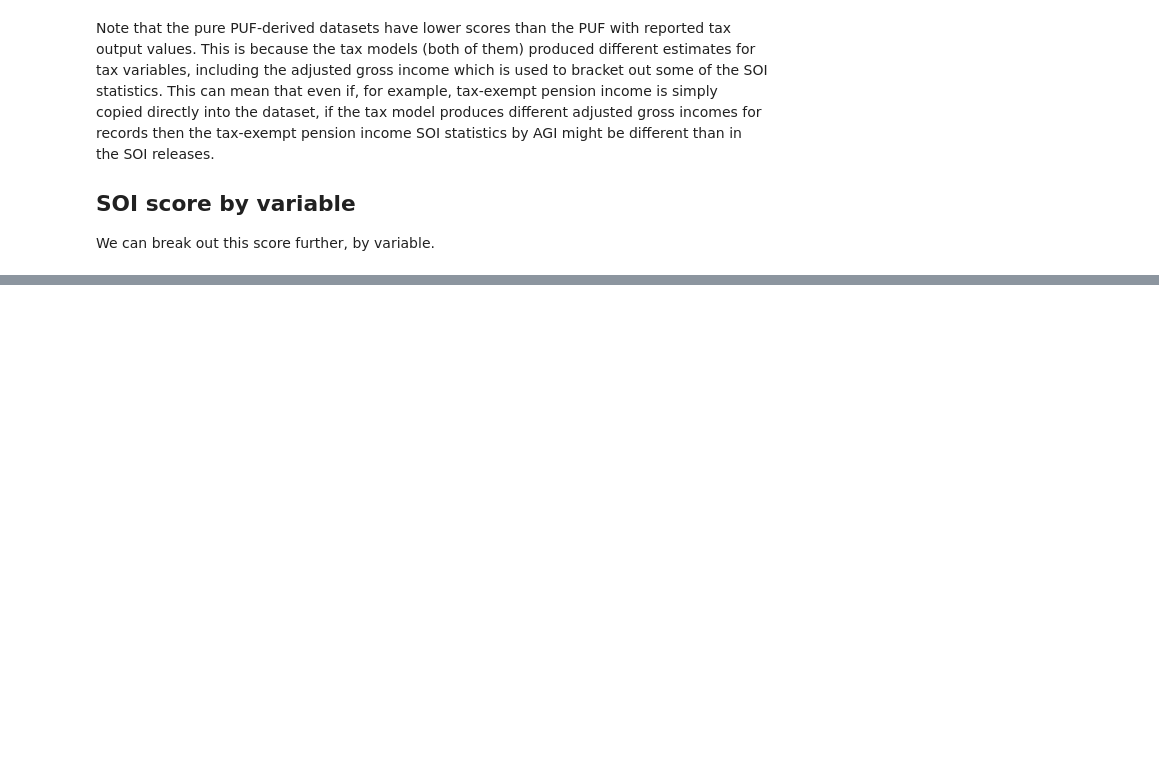
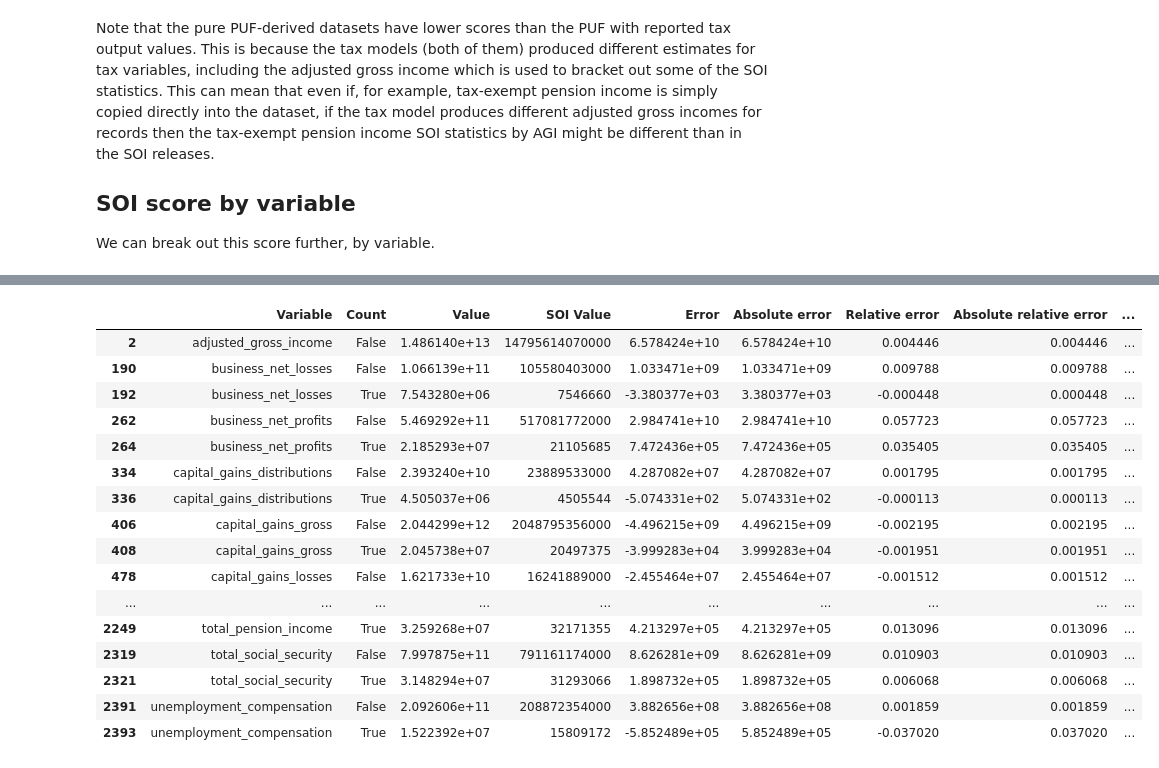
Before and after one commit to PSLmodels/tax-microdata-benchmarking, a Jupyter notebook: docs/book/validation.ipynb, the cells around one changed output, grey strips where cells are left out. Drawn from its saved outputs; the diff is of its cells as text; code cells hidden in the pictures; blank space fills up the shorter version.

Commit message:
Update validation docs page with full table

```diff
--- a/docs/book/validation.ipynb
+++ b/docs/book/validation.ipynb
@@ -166 +166,14 @@ score_by_dataset.sort_values("TMD (2021)")
 | count_of_exemptions | 100.0 | 100.0 | 100.0 | 100.0 | 100.0 | 100.0 | 100.0 |
+# %%
+# What happened over reweighting?
+
+from IPython.display import Markdown
+
+soi_from_tmd_2021["Improved"] = (
+    soi_from_tmd_2021["Absolute error"].values
+    < soi_from_tc_puf_2021["Absolute error"].values
+)
+
+pct_improved = soi_from_tmd_2021["Improved"].mean()
+
+Markdown(f"**{pct_improved:.1%}** of SOI statistics improved over reweighting.")
@@ -166,0 +186,26 @@ score_by_dataset.sort_values("TMD (2021)")
+# %%
+# Show all rows
+
+pd.set_option("display.max_rows", None)
+
+soi_from_tmd_2021[soi_from_tmd_2021["Full population"]].sort_values(["Variable"]).drop(
+    columns=["Full population", "Filing status", "AGI lower bound", "AGI upper bound", "Taxable only", ]
+)
+# %% [output]
+|  | Variable | Count | Value | SOI Value | Error | Absolute error | Relative error | Absolute relative error | ... |
+| 2 | adjusted_gross_income | False | 1.486140e+13 | 14795614070000 | 6.578424e+10 | 6.578424e+10 | 0.004446 | 0.004446 | ... |
+| 190 | business_net_losses | False | 1.066139e+11 | 105580403000 | 1.033471e+09 | 1.033471e+09 | 0.009788 | 0.009788 | ... |
+| 192 | business_net_losses | True | 7.543280e+06 | 7546660 | -3.380377e+03 | 3.380377e+03 | -0.000448 | 0.000448 | ... |
+| 262 | business_net_profits | False | 5.469292e+11 | 517081772000 | 2.984741e+10 | 2.984741e+10 | 0.057723 | 0.057723 | ... |
+| 264 | business_net_profits | True | 2.185293e+07 | 21105685 | 7.472436e+05 | 7.472436e+05 | 0.035405 | 0.035405 | ... |
+| 334 | capital_gains_distributions | False | 2.393240e+10 | 23889533000 | 4.287082e+07 | 4.287082e+07 | 0.001795 | 0.001795 | ... |
+| 336 | capital_gains_distributions | True | 4.505037e+06 | 4505544 | -5.074331e+02 | 5.074331e+02 | -0.000113 | 0.000113 | ... |
+| 406 | capital_gains_gross | False | 2.044299e+12 | 2048795356000 | -4.496215e+09 | 4.496215e+09 | -0.002195 | 0.002195 | ... |
+| 408 | capital_gains_gross | True | 2.045738e+07 | 20497375 | -3.999283e+04 | 3.999283e+04 | -0.001951 | 0.001951 | ... |
+| 478 | capital_gains_losses | False | 1.621733e+10 | 16241889000 | -2.455464e+07 | 2.455464e+07 | -0.001512 | 0.001512 | ... |
+| ... | ... | ... | ... | ... | ... | ... | ... | ... | ... |
+| 2249 | total_pension_income | True | 3.259268e+07 | 32171355 | 4.213297e+05 | 4.213297e+05 | 0.013096 | 0.013096 | ... |
+| 2319 | total_social_security | False | 7.997875e+11 | 791161174000 | 8.626281e+09 | 8.626281e+09 | 0.010903 | 0.010903 | ... |
+| 2321 | total_social_security | True | 3.148294e+07 | 31293066 | 1.898732e+05 | 1.898732e+05 | 0.006068 | 0.006068 | ... |
+| 2391 | unemployment_compensation | False | 2.092606e+11 | 208872354000 | 3.882656e+08 | 3.882656e+08 | 0.001859 | 0.001859 | ... |
+| 2393 | unemployment_compensation | True | 1.522392e+07 | 15809172 | -5.852489e+05 | 5.852489e+05 | -0.037020 | 0.037020 | ... |
```
Also changed, not shown: parts of 4 cells of this notebook, 1 other file.
